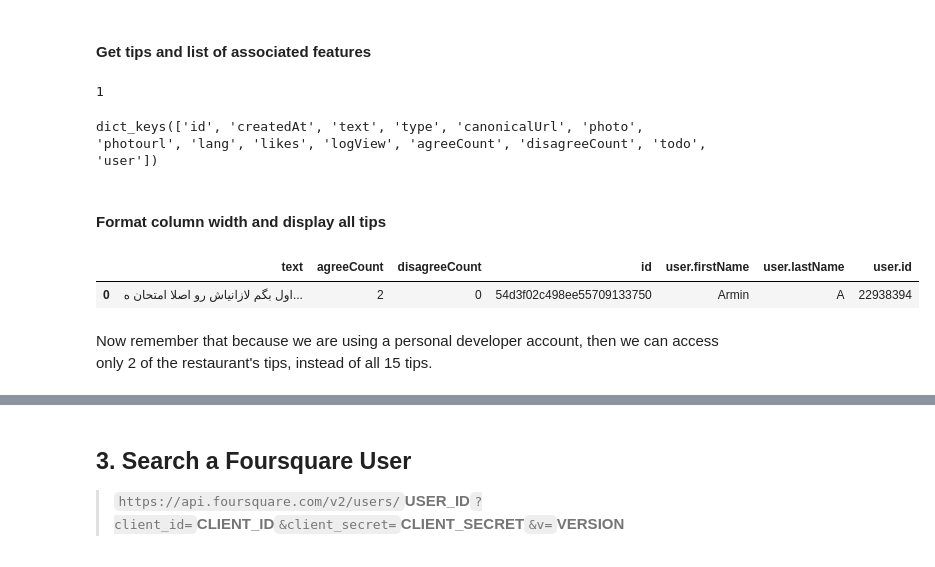
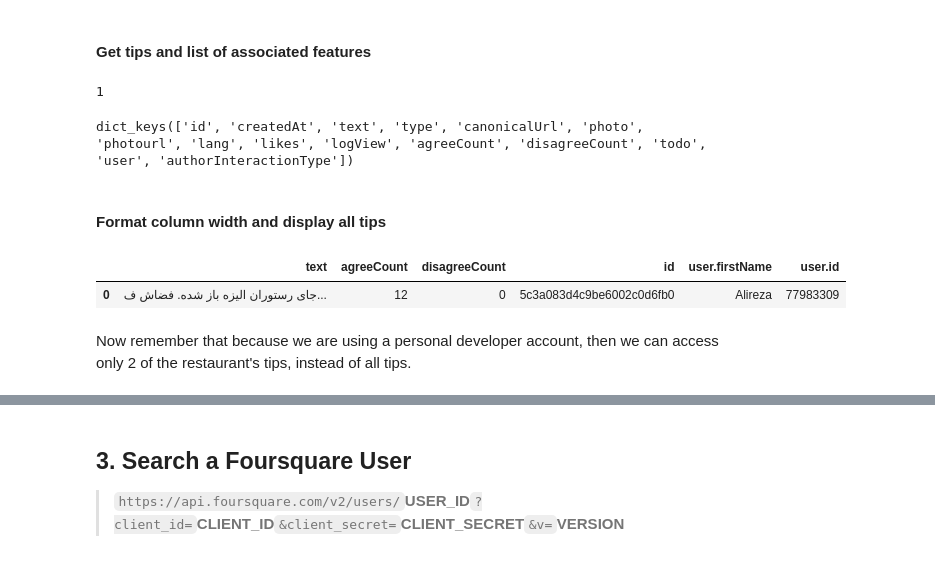
Before and after one commit to mjalalimanesh/IBM-Data-Science-Foursquare-Project, a Jupyter notebook: Intro_Foursquare_API_py.ipynb, the cells around one changed output, grey strips where cells are left out. Drawn from its saved outputs; the diff is of its cells as text; code cells hidden in the pictures.

```diff
--- a/Intro_Foursquare_API_py.ipynb
+++ b/Intro_Foursquare_API_py.ipynb
@@ -228,5 +219,5 @@ venues_map
 # %%
-venue_id = '5c504285d03360002cc9dbd4' # ID of Harry's Italian Pizza Bar
+venue_id = '5bc0cb46ccad6b002ca5db2e' # ID of Harry's Italian Pizza Bar
 url = 'https://api.foursquare.com/v2/venues/{}?client_id={}&client_secret={}&v={}'.format(venue_id, CLIENT_ID, CLIENT_SECRET, VERSION)
 url
 # %% [output]
@@ -272,9 +240,0 @@ Since this restaurant has no ratings, let's check the third restaurant.
-# %%
-venue_id = '5f3eb088ee2b6c33aea2621d' # ID of Ecco
-url = 'https://api.foursquare.com/v2/venues/{}?client_id={}&client_secret={}&v={}'.format(venue_id, CLIENT_ID, CLIENT_SECRET, VERSION)
-
-result = requests.get(url).json()
-try:
-    print(result['response']['venue']['rating'])
-except:
-    print('This venue has not been rated yet.')
@@ -294,11 +252,10 @@ result['response']['venue']['tips']['count']
 #### Create URL and send GET request. Make sure to set limit to get all tips
 # %%
 ## Ecco Tips
-limit = 15 # set limit to be greater than or equal to the total number of tips
+limit = 5 # set limit to be greater than or equal to the total number of tips
 url = 'https://api.foursquare.com/v2/venues/{}/tips?client_id={}&client_secret={}&v={}&limit={}'.format(venue_id, CLIENT_ID, CLIENT_SECRET, VERSION, limit)
 
 results = requests.get(url).json()
-results
 # %% [markdown]
 #### Get tips and list of associated features
 # %%
@@ -308,25 +265,25 @@ tip = results['response']['tips']['items'][0]
 tip.keys()
 # %% [output]
 1
-dict_keys(['id', 'createdAt', 'text', 'type', 'canonicalUrl', 'photo', 'photourl', 'lang', 'likes', 'logView', 'agreeCount', 'disagreeCount', 'todo', 'user'])
+dict_keys(['id', 'createdAt', 'text', 'type', 'canonicalUrl', 'photo', 'photourl', 'lang', 'likes', 'logView', 'agreeCount', 'disagreeCount', 'todo', 'user', 'authorInteractionType'])
 # %% [markdown]
 #### Format column width and display all tips
 # %%
 pd.set_option('display.max_colwidth', -1)
 
 tips_df = json_normalize(tips) # json normalize tips
 
 # columns to keep
-filtered_columns = ['text', 'agreeCount', 'disagreeCount', 'id', 'user.firstName', 'user.lastName', 'user.id']
+filtered_columns = ['text', 'agreeCount', 'disagreeCount', 'id', 'user.firstName', 'user.id']
 tips_filtered = tips_df.loc[:, filtered_columns]
 
 # display tips
 tips_filtered.reindex()
 # %% [output]
-|  | text | agreeCount | disagreeCount | id | user.firstName | user.lastName | user.id |
-| 0 | اول بگم لازانیاش رو اصلا امتحان ه... | 2 | 0 | 54d3f02c498ee55709133750 | Armin | A | 22938394 |
+|  | text | agreeCount | disagreeCount | id | user.firstName | user.id |
+| 0 | جای رستوران الیزه باز شده. فضاش ف... | 12 | 0 | 5c3a083d4c9be6002c0d6fb0 | Alireza | 77983309 |
 # %% [markdown]
-Now remember that because we are using a personal developer account, then we can access only 2 of the restaurant's tips, instead of all 15 tips.
+Now remember that because we are using a personal developer account, then we can access only 2 of the restaurant's tips, instead of all tips.
 # %% [markdown]
 <a id="item3"></a>
 # %% [markdown]
```
Also changed, not shown: parts of 38 cells of this notebook.
